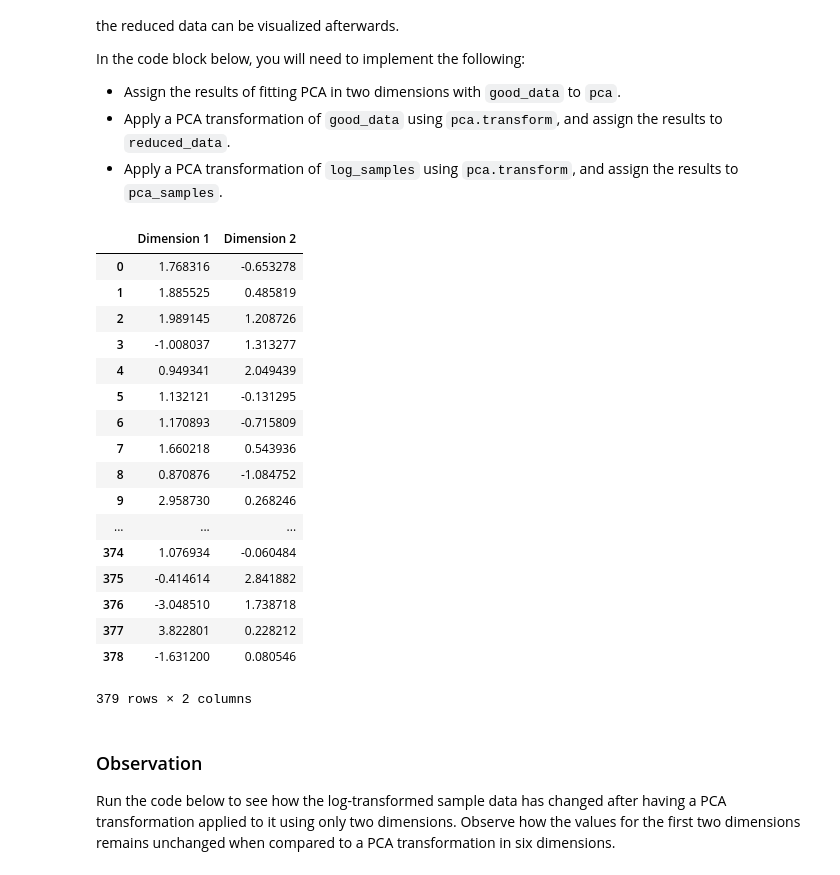
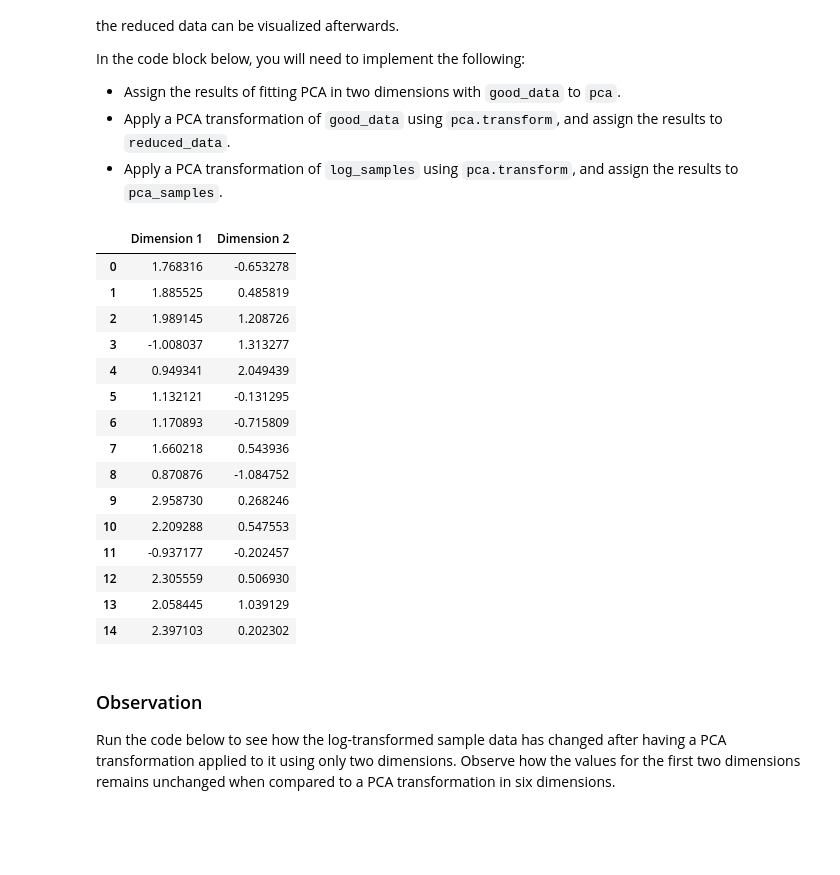
Before and after one commit to saiabhishekgv/Customer_Segments, a Jupyter notebook: customer_segments.ipynb, the cells around one changed output. Cells and saved outputs as stored; diff of their text form; code cells hidden in the pictures; blank space fills up the shorter version.

```diff
--- a/customer_segments.ipynb
+++ b/customer_segments.ipynb
@@ -370,36 +369,34 @@ In the code block below, you will need to implement the following:
 # %%
 # TODO: Apply PCA by fitting the good data with only two dimensions
 pca = PCA(n_components=2)
 pca.fit(good_data)
 # TODO: Transform the good data using the PCA fit above
 reduced_data = pca.transform(good_data)
 
 # TODO: Transform log_samples using the PCA fit above
 pca_samples = pca.transform(log_samples)
 
 # Create a DataFrame for the reduced data
 reduced_data = pd.DataFrame(reduced_data, columns = ['Dimension 1', 'Dimension 2'])
 
-display(reduced_data)
+display(reduced_data[0:15])
 # %% [output]
 |  | Dimension 1 | Dimension 2 |
 | 0 | 1.768316 | -0.653278 |
 | 1 | 1.885525 | 0.485819 |
 | 2 | 1.989145 | 1.208726 |
 | 3 | -1.008037 | 1.313277 |
 | 4 | 0.949341 | 2.049439 |
 | 5 | 1.132121 | -0.131295 |
 | 6 | 1.170893 | -0.715809 |
 | 7 | 1.660218 | 0.543936 |
 | 8 | 0.870876 | -1.084752 |
 | 9 | 2.958730 | 0.268246 |
-| ... | ... | ... |
-| 374 | 1.076934 | -0.060484 |
-| 375 | -0.414614 | 2.841882 |
-| 376 | -3.048510 | 1.738718 |
-| 377 | 3.822801 | 0.228212 |
-| 378 | -1.631200 | 0.080546 |
+| 10 | 2.209288 | 0.547553 |
+| 11 | -0.937177 | -0.202457 |
+| 12 | 2.305559 | 0.506930 |
+| 13 | 2.058445 | 1.039129 |
+| 14 | 2.397103 | 0.202302 |
-379 rows × 2 columns
 # %% [markdown]
 ### Observation
 Run the code below to see how the log-transformed sample data has changed after having a PCA transformation applied to it using only two dimensions. Observe how the values for the first two dimensions remains unchanged when compared to a PCA transformation in six dimensions.
```
Also changed, not shown: parts of 22 cells of this notebook, 1 other file.
